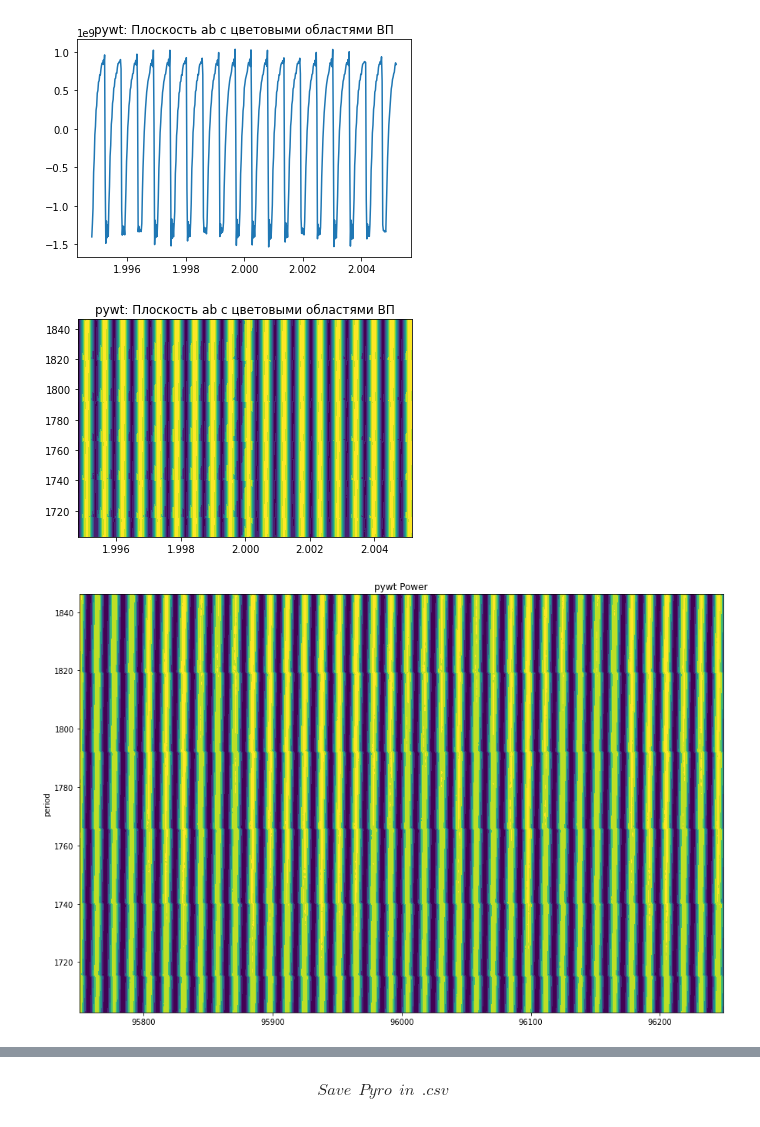
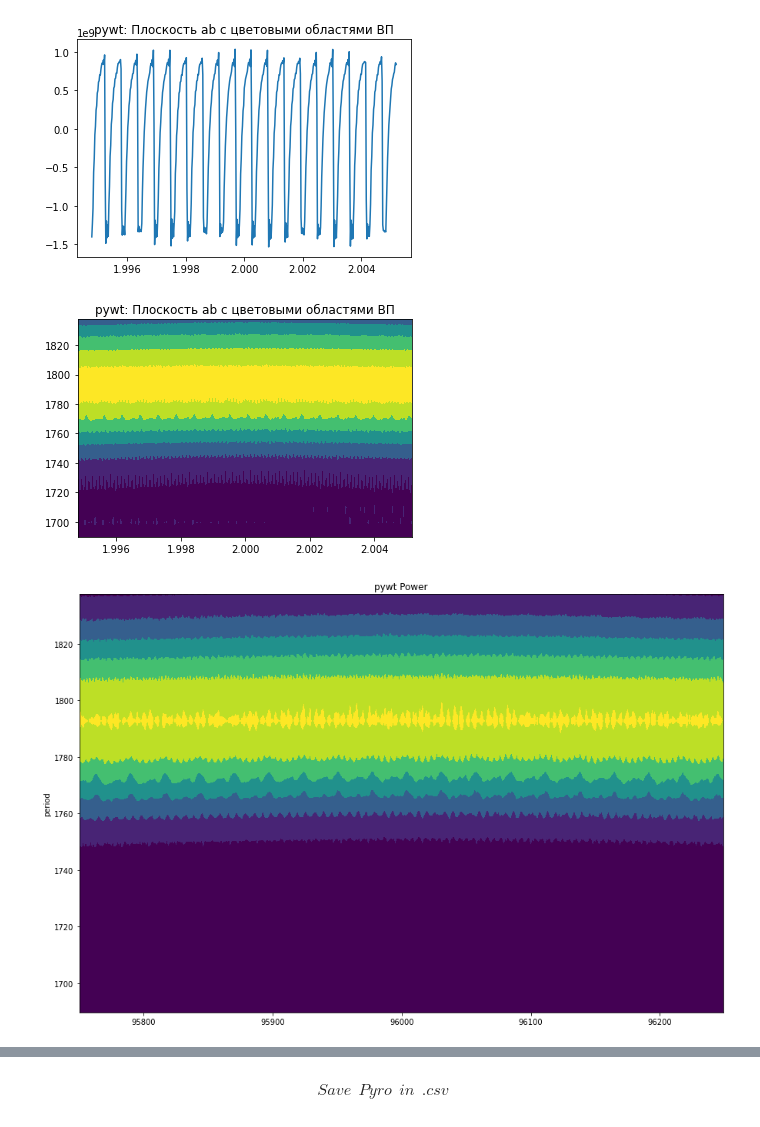
Before and after one commit to KozminArtem/ann-s, a Jupyter notebook: MD/PhAc/Wt_954_ppm.ipynb, the cells around one changed output, grey strips where cells are left out. Cells and saved outputs as stored; diff of their text form; code cells hidden in the pictures.

Commit message:
add complex morlet Wavelet

```diff
--- a/MD/PhAc/Wt_954_ppm.ipynb
+++ b/MD/PhAc/Wt_954_ppm.ipynb
@@ -60,13 +60,9 @@ dt = 1.0/48_000
 # min_scale = 10.5
 
 
-wavelet = 'gaus4'
-max_scale = 14.1
-min_scale = 13
-
-
-
-
+# wavelet = 'gaus4'
+# max_scale = 14.1
+# min_scale = 13
 
 # wavelet = 'morl'
 # max_scale = 23
@@ -74,7 +70,21 @@ min_scale = 13
 
 
 
-scales = np.arange(min_scale, max_scale, 0.005)
+# wavelet = 'cmor10-1792'
+# max_scale = 49
+# min_scale = 46
+
+# wavelet = 'cmor1-1792'
+# max_scale = 47.7
+# min_scale = 46.3
+
+wavelet = 'cmor1-1778'
+max_scale = 350
+min_scale = 320
+
+
+
+scales = np.arange(min_scale, max_scale, 2)
 
 slase = 95750
 size_shape = 500
@@ -115,3 +109,5 @@ cfs_pyro_shape = np.array([cfs_pyro[i-1][slase:slase+size_shape] for i in range(
+# %%
+cfs_pyro = np.abs(cfs_pyro)
 # %%
 A_scales, B_time = np.meshgrid(time[slase:slase+size_shape]*dt, frequencies)
 
@@ -124,27 +120,28 @@ plt.show()
 # %% [output]
 [figure]
 # %%
+cfs_pyro_shape = np.array([cfs_pyro[i][slase:slase+size_shape] for i in range(len(scales))])
 plt.figure('pywt: 2D-график для z = w (a,b)')
 plt.title('pywt: Плоскость ab с цветовыми областями ВП', size=12)
 # plt.contourf(A_scales, B_time, np.log(abs(cfs_pyro_shape)), 10)
-plt.contourf(A_scales, B_time,cfs_pyro_shape, extend='both')
+plt.contourf(A_scales, B_time, cfs_pyro_shape, extend='both')
 plt.show()
 # %% [output]
-[figure, old version]
+[figure, new version]
 # %%
 # power_pyro = (abs(cfs_pyro)) ** 2
 # print(type(cfs_pyro))
 # print(type(cfs_pyro_shape))
-power_pyro_shape = (abs(cfs_pyro_shape))**2
+power_pyro_shape = (cfs_pyro_shape)**2
 
 # # levels = [0.0625, 0.125, 0.25,]
 f, ax = plt.subplots(figsize=(15, 10))
 ax.contourf(time[slase:slase+size_shape], frequencies, power_pyro_shape, extend='both')
 
 ax.set_title("pywt Power")
 ax.set_ylabel('period')
 plt.show()
 # %% [output]
-[figure, old version]
+[figure, new version]
 # %%
 # power_pyro_tr = power_pyro.transpose()
```
Also changed, not shown: parts of 22 cells of this notebook, 6 other files.
